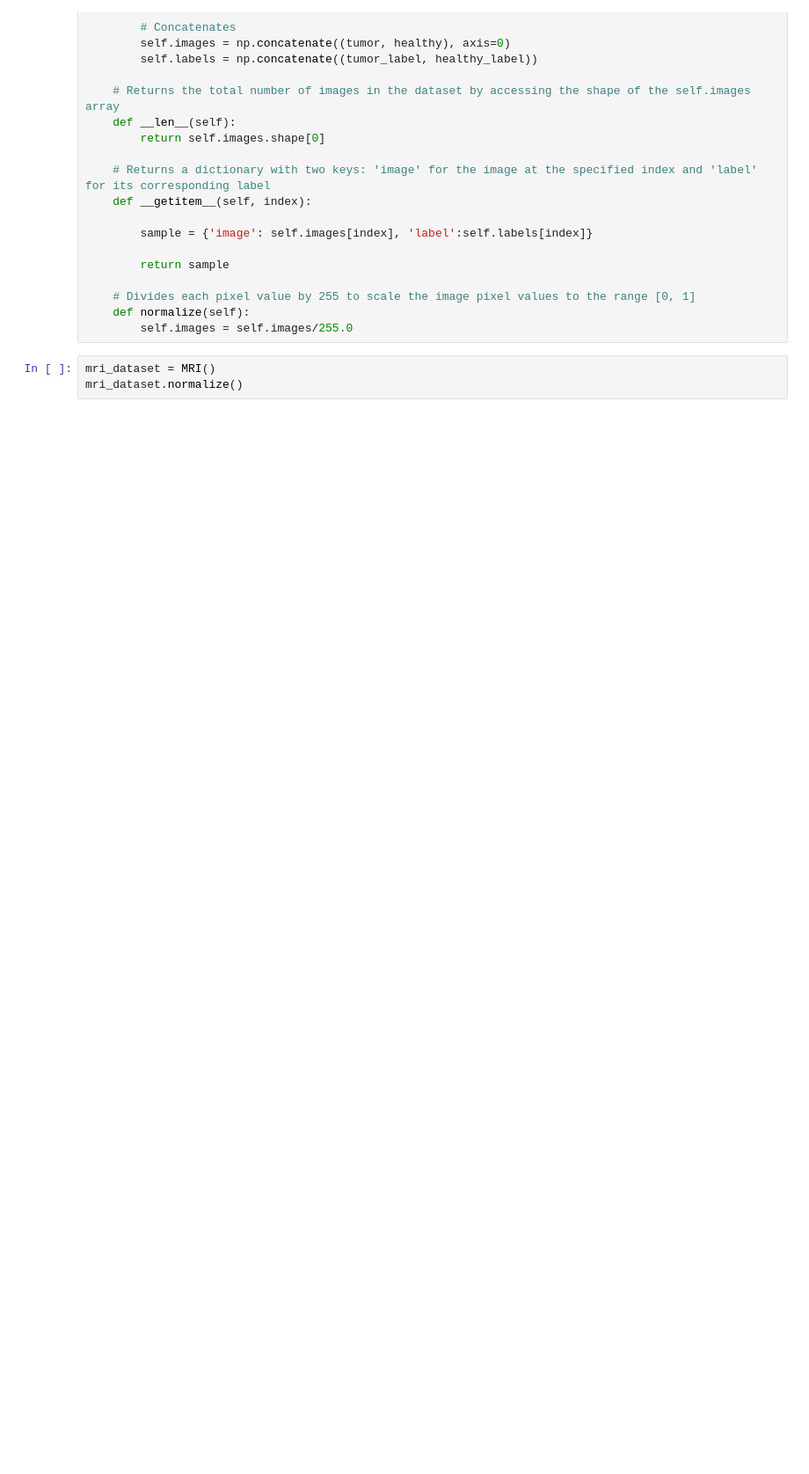
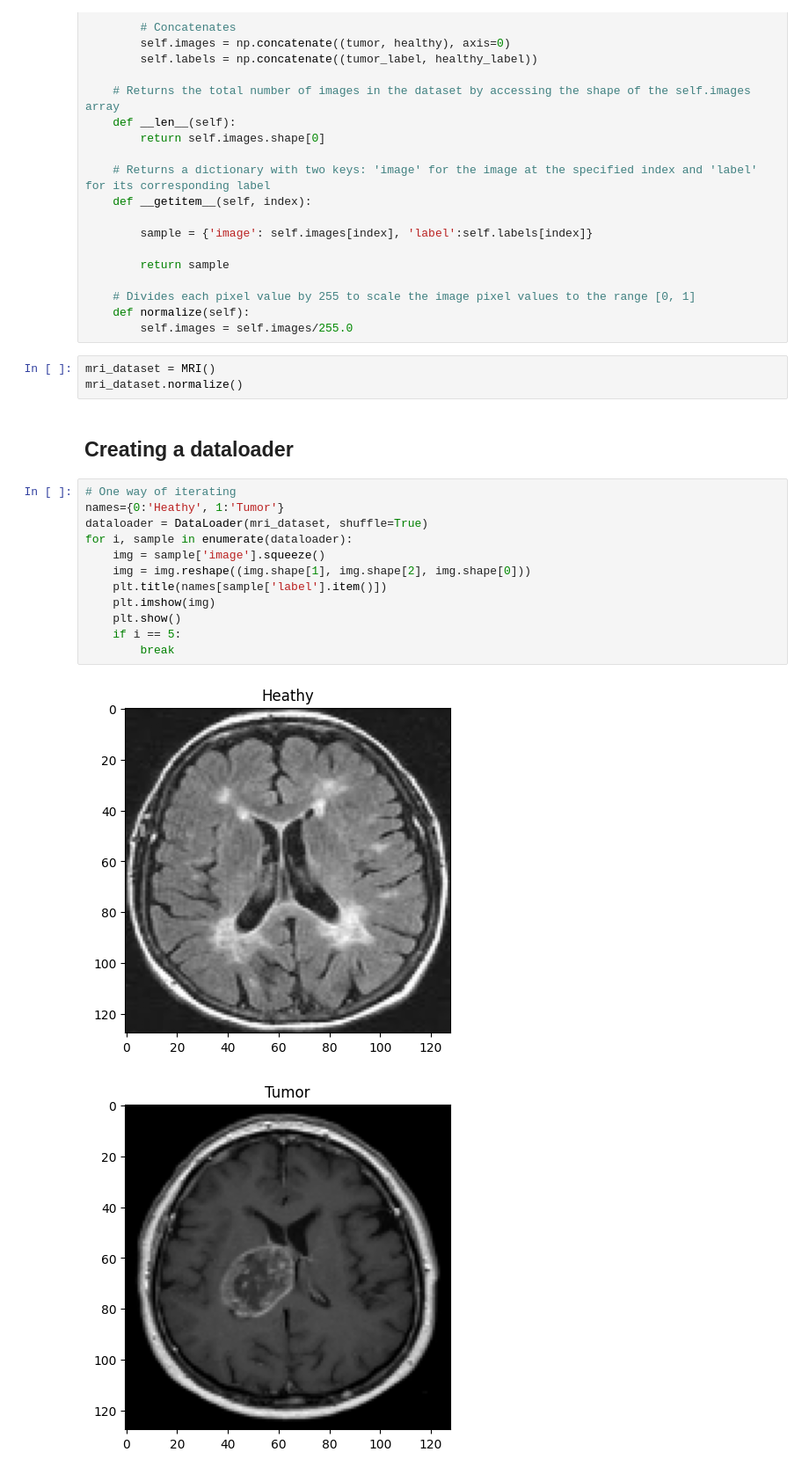
Before and after one commit to drtey/Brain-Tumor-MRI, a Jupyter notebook: model.ipynb, the cells around one changed output. Shown at 88% size. Saved outputs shown, nothing was run; the diff lists cells and outputs as text; blank space fills up the shorter version.

```diff
--- a/model.ipynb
+++ b/model.ipynb
@@ -155,3 +155,20 @@ class MRI(Dataset):
 # %%
 mri_dataset = MRI()
 mri_dataset.normalize()
+# %% [markdown]
+## Creating a dataloader
+# %%
+# One way of iterating
+names={0:'Heathy', 1:'Tumor'}
+dataloader = DataLoader(mri_dataset, shuffle=True)
+for i, sample in enumerate(dataloader):
+    img = sample['image'].squeeze()
+    img = img.reshape((img.shape[1], img.shape[2], img.shape[0]))
+    plt.title(names[sample['label'].item()])
+    plt.imshow(img)
+    plt.show()
+    if i == 5:
+        break
+# %% [output]
+[figure, added]
+[figure, added]
```
Also changed, not shown: parts of 8 cells of this notebook.
